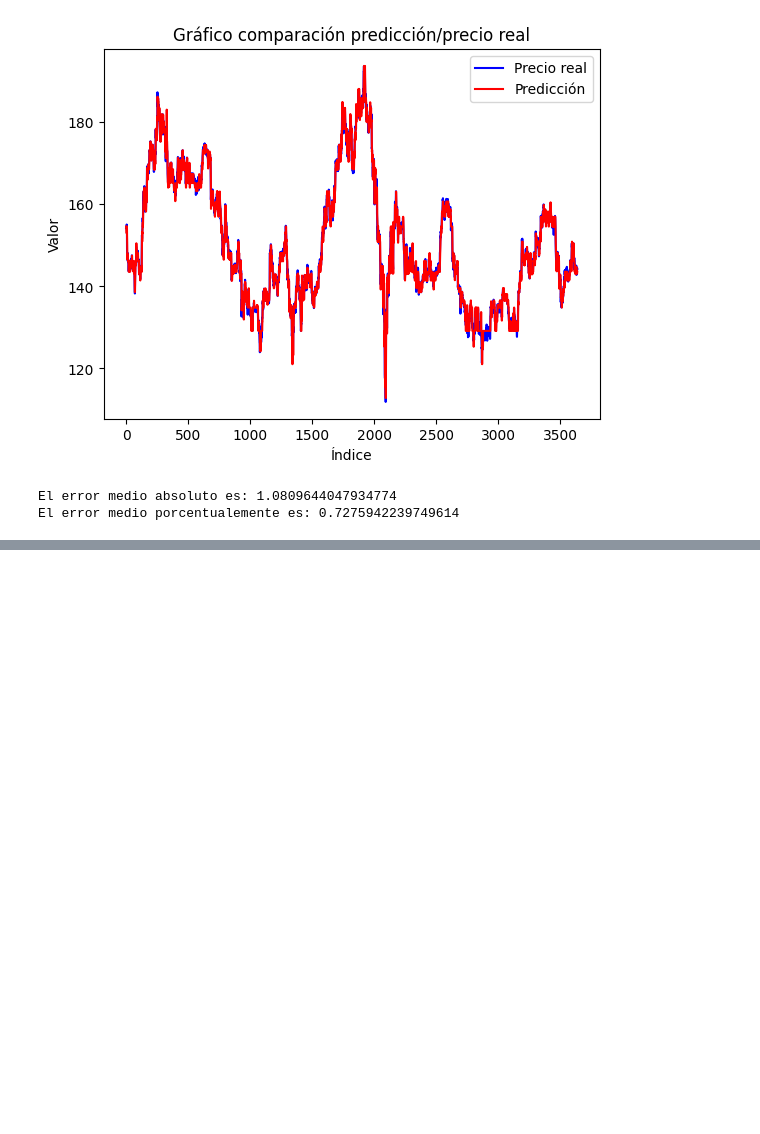
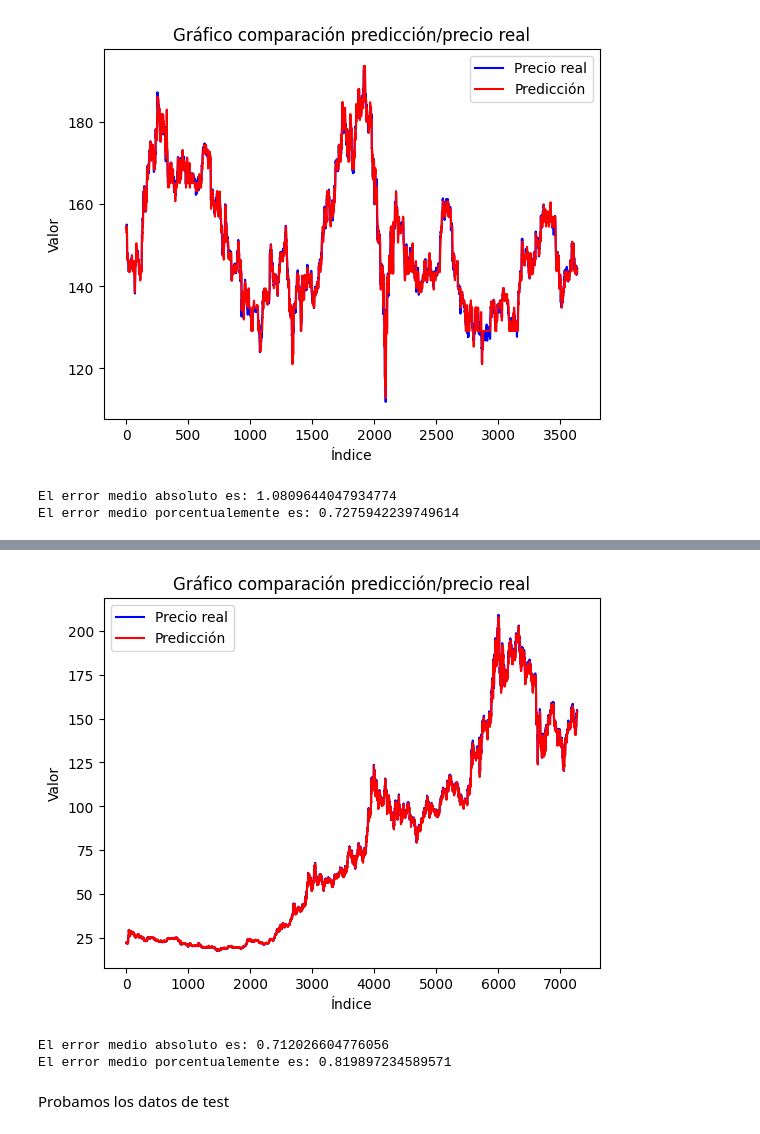
Before and after one commit to Raul-Gonzalez-M/TFG, a Jupyter notebook: codigo/RandomForestSolanaHconIMC.ipynb, the cells around one changed output, grey strips where cells are left out. Cells and saved outputs as stored; diff of their text form; code cells hidden in the pictures; blank space fills up the shorter version.

Commit message:
Implementación de las redes neuronales con IMC y resultado muy satisfactorio de lstm

```diff
--- a/codigo/RandomForestSolanaHconIMC.ipynb
+++ b/codigo/RandomForestSolanaHconIMC.ipynb
@@ -370,0 +597,8 @@ El error medio porcentualemente es: 0.7275942239749614
+# %%
+modelLSTM = Sequential()
+modelLSTM.add(LSTM(64, activation='relu', input_shape=(7, 5)))
+modelLSTM.add(Dense(1))
+# %%
+modelLSTM.compile(optimizer='adam', loss='mape')
+# %%
+historyLSTM = modelLSTM.fit(X_train, y_train, epochs=10, batch_size=32, validation_data=(X_vali, y_vali), shuffle=False)
@@ -370,0 +626,3 @@ El error medio porcentualemente es: 0.7275942239749614
+# %%
+y_predLSTM = modelLSTM.predict(X_vali)
+y_predLSTM
@@ -370,0 +638,14 @@ El error medio porcentualemente es: 0.7275942239749614
+# %%
+Valirpr = []
+for i in range(7,df_vali.shape[0]):
+    Valirpr.append(df_vali.iloc[i].close)
+plt.plot(Valirpr, color='blue', label='Precio real')  # Línea azul
+plt.plot(y_predLSTM, color='red', label='Predicción')   # Línea roja
+plt.title('Gráfico comparación predicción/precio real')
+plt.xlabel('Índice')
+plt.ylabel('Valor')
+plt.legend()
+
+plt.show()
+# %% [output]
+[figure, added]
@@ -370,0 +657,15 @@ El error medio porcentualemente es: 0.7275942239749614
+# %%
+suma = 0
+n = len(Valirpr)
+mae = np.mean(np.abs(Valirpr - y_pred_auxLSTM))
+print("El error medio absoluto es: " + str(mae))
+for i in range(0,n):
+    suma = abs(y_pred_auxLSTM[i] - Valirpr[i])/Valirpr[i] +  suma
+error_medio = suma/n
+emp = error_medio*100 # error medio en porcentaje
+print("El error medio porcentualemente es: " + str(emp))
+# %% [output]
+El error medio absoluto es: 0.712026604776056
+El error medio porcentualemente es: 0.819897234589571
+# %% [markdown]
+Probamos los datos de test
```
Also changed, not shown: parts of 31 cells of this notebook, 2 other files.
